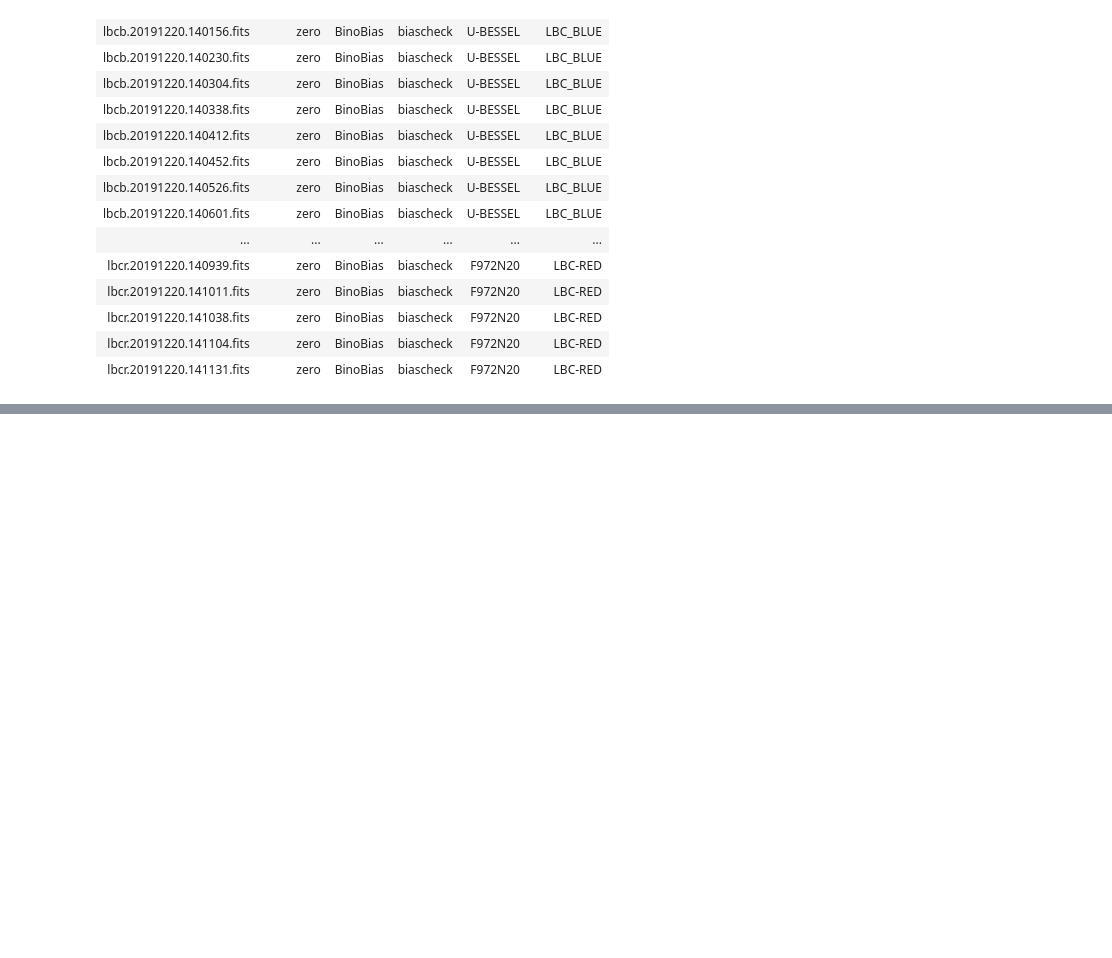
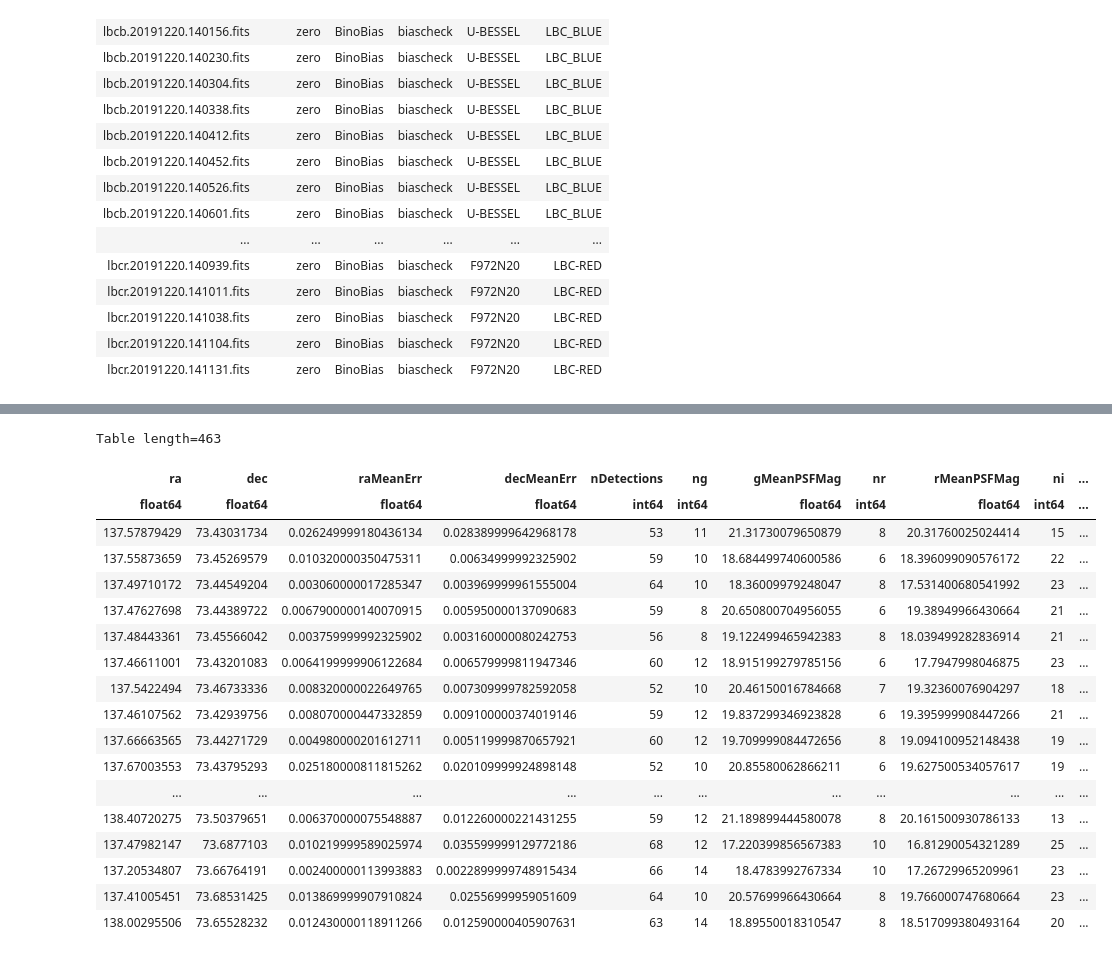
Before and after one commit to kirstencasey/LBCreduce, a Jupyter notebook: notebooks/testing.ipynb, the cells around one changed output, grey strips where cells are left out. Saved outputs shown, nothing was run; the diff lists cells and outputs as text; code cells hidden in the pictures; blank space fills up the shorter version.

```diff
--- a/notebooks/testing.ipynb
+++ b/notebooks/testing.ipynb
@@ -732,0 +839,15 @@ for im in image_info:
+# %%
+i = 0
+for obj in panstarrs_bessel:
+    x = obj['gMeanPSFMag'] - obj['rMeanPSFMag']
+
+    R_lin = t[1]['B0'] + (t[1]['B1'] * x) + obj['rMeanPSFMag']
+    R_quad = t[1]['A0'] + (t[1]['A1'] * x) + (t[1]['A2'] * x**2) + obj['rMeanPSFMag']
+    B_lin = t[0]['B0'] + (t[0]['B1'] * x) + obj['gMeanPSFMag']
+    B_quad = t[0]['A0'] + (t[0]['A1'] * x) + (t[0]['A2'] * x**2) + obj['gMeanPSFMag']
+
+    panstarrs_bessel[i]['R-BESSEL_linear'] = R_lin
+    panstarrs_bessel[i]['R-BESSEL_quad'] = R_quad
+    panstarrs_bessel[i]['B-BESSEL_linear'] = B_lin
+    panstarrs_bessel[i]['B-BESSEL_quad'] = B_quad
+    i+=1
@@ -732,0 +856,22 @@ for im in image_info:
+# %%
+panstarrs_bessel
+# %% [output]
+Table length=463
+| ra | dec | raMeanErr | decMeanErr | nDetections | ng | gMeanPSFMag | nr | rMeanPSFMag | ni | ... |
+| float64 | float64 | float64 | float64 | int64 | int64 | float64 | int64 | float64 | int64 | ... |
+| 137.57879429 | 73.43031734 | 0.026249999180436134 | 0.028389999642968178 | 53 | 11 | 21.31730079650879 | 8 | 20.31760025024414 | 15 | ... |
+| 137.55873659 | 73.45269579 | 0.010320000350475311 | 0.00634999992325902 | 59 | 10 | 18.684499740600586 | 6 | 18.396099090576172 | 22 | ... |
+| 137.49710172 | 73.44549204 | 0.003060000017285347 | 0.003969999961555004 | 64 | 10 | 18.36009979248047 | 8 | 17.531400680541992 | 23 | ... |
+| 137.47627698 | 73.44389722 | 0.0067900000140070915 | 0.005950000137090683 | 59 | 8 | 20.650800704956055 | 6 | 19.38949966430664 | 21 | ... |
+| 137.48443361 | 73.45566042 | 0.003759999992325902 | 0.003160000080242753 | 56 | 8 | 19.122499465942383 | 8 | 18.039499282836914 | 21 | ... |
+| 137.46611001 | 73.43201083 | 0.0064199999906122684 | 0.006579999811947346 | 60 | 12 | 18.915199279785156 | 6 | 17.7947998046875 | 23 | ... |
+| 137.5422494 | 73.46733336 | 0.008320000022649765 | 0.007309999782592058 | 52 | 10 | 20.46150016784668 | 7 | 19.32360076904297 | 18 | ... |
+| 137.46107562 | 73.42939756 | 0.008070000447332859 | 0.009100000374019146 | 59 | 12 | 19.837299346923828 | 6 | 19.395999908447266 | 21 | ... |
+| 137.66663565 | 73.44271729 | 0.004980000201612711 | 0.005119999870657921 | 60 | 12 | 19.709999084472656 | 8 | 19.094100952148438 | 19 | ... |
+| 137.67003553 | 73.43795293 | 0.025180000811815262 | 0.020109999924898148 | 52 | 10 | 20.85580062866211 | 6 | 19.627500534057617 | 19 | ... |
+| ... | ... | ... | ... | ... | ... | ... | ... | ... | ... | ... |
+| 138.40720275 | 73.50379651 | 0.006370000075548887 | 0.012260000221431255 | 59 | 12 | 21.189899444580078 | 8 | 20.161500930786133 | 13 | ... |
+| 137.47982147 | 73.6877103 | 0.010219999589025974 | 0.035599999129772186 | 68 | 12 | 17.220399856567383 | 10 | 16.81290054321289 | 25 | ... |
+| 137.20534807 | 73.66764191 | 0.002400000113993883 | 0.0022899999748915434 | 66 | 14 | 18.4783992767334 | 10 | 17.26729965209961 | 23 | ... |
+| 137.41005451 | 73.68531425 | 0.013869999907910824 | 0.02556999959051609 | 64 | 10 | 20.57699966430664 | 8 | 19.766000747680664 | 23 | ... |
+| 138.00295506 | 73.65528232 | 0.012430000118911266 | 0.012590000405907631 | 63 | 14 | 18.89550018310547 | 8 | 18.517099380493164 | 20 | ... |
```
Also changed, not shown: parts of 12 cells of this notebook, 11 other files.
